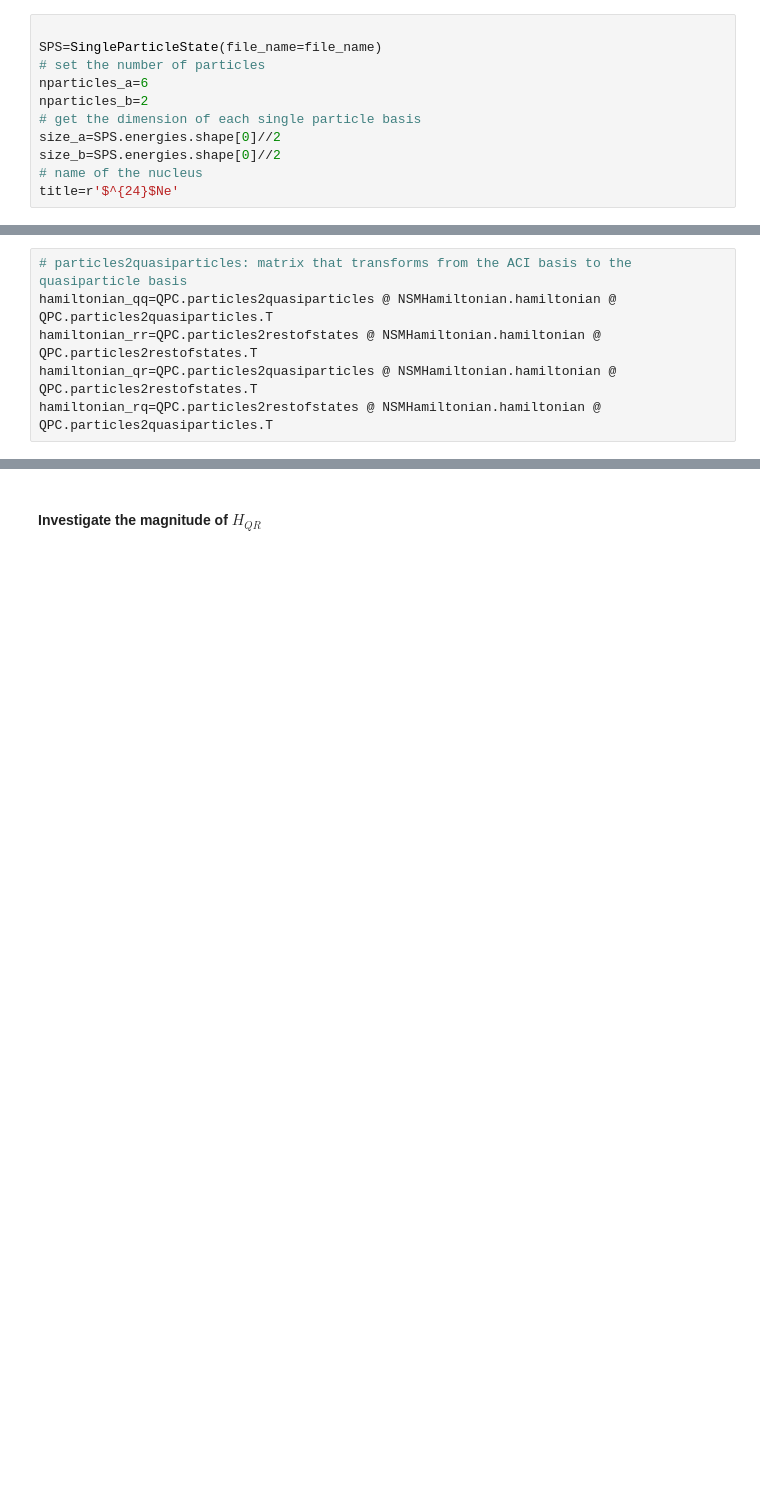
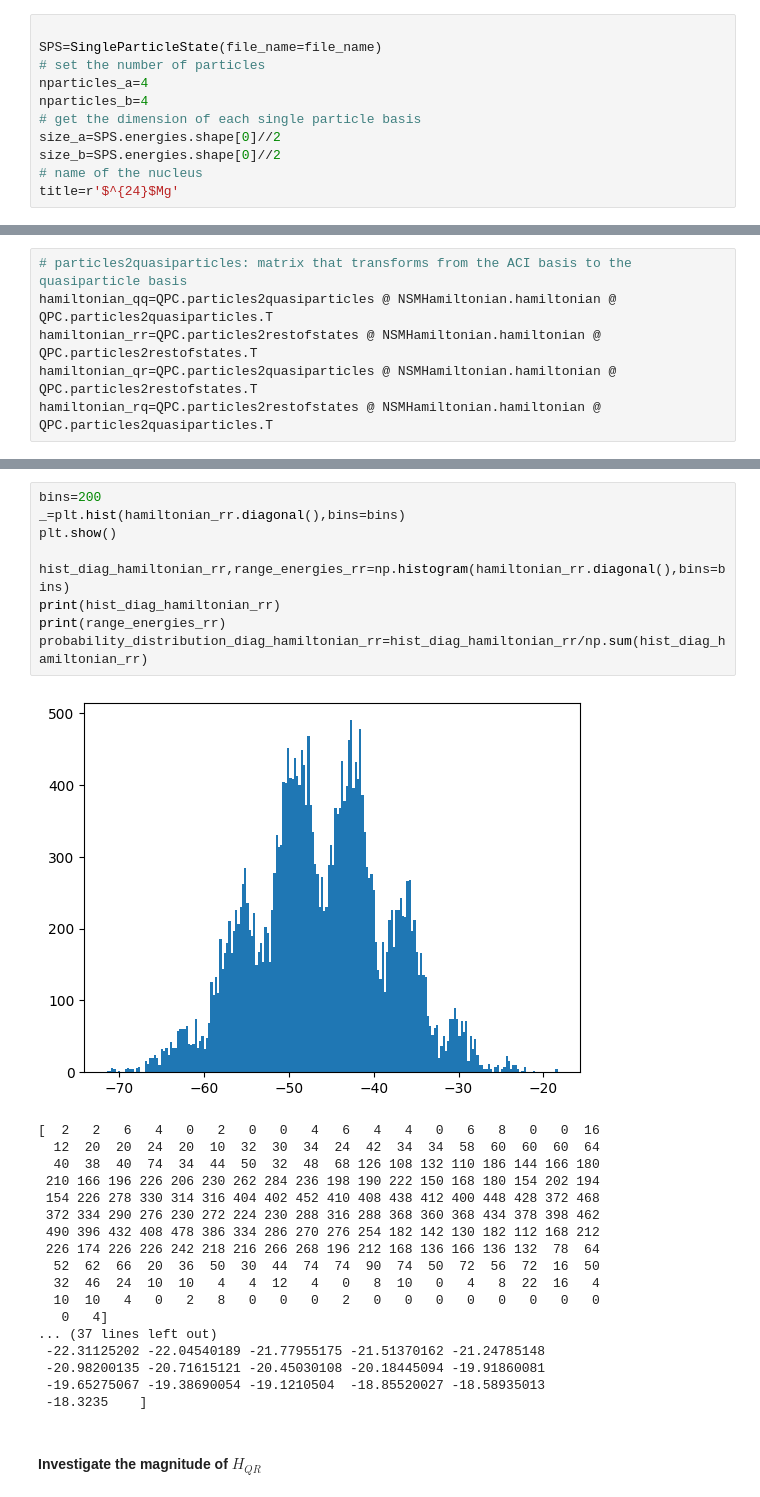
Before and after one commit to emacosta95/3rdQA4NSM, a Jupyter notebook: BrillouinWignerAnalysis.ipynb, the cells around one changed output, grey strips where cells are left out. Drawn from its saved outputs; the diff is of its cells as text; blank space fills up the shorter version.

```diff
--- a/BrillouinWignerAnalysis.ipynb
+++ b/BrillouinWignerAnalysis.ipynb
@@ -38,13 +38,13 @@ Set the specific nucleus
 
 SPS=SingleParticleState(file_name=file_name)
 # set the number of particles
-nparticles_a=6
-nparticles_b=2
+nparticles_a=4
+nparticles_b=4
 # get the dimension of each single particle basis
 size_a=SPS.energies.shape[0]//2
 size_b=SPS.energies.shape[0]//2
 # name of the nucleus
-title=r'$^{24}$Ne'
+title=r'$^{24}$Mg'
 # %% [markdown]
 Compute the NSM Hamiltonian
 # %%
@@ -95,3 +99,31 @@ hamiltonian_rq=QPC.particles2restofstates @ NSMHamiltonian.hamiltonian @ QPC.par
+# %%
+bins=200
+_=plt.hist(hamiltonian_rr.diagonal(),bins=bins)
+plt.show()
+
+hist_diag_hamiltonian_rr,range_energies_rr=np.histogram(hamiltonian_rr.diagonal(),bins=bins)
+print(hist_diag_hamiltonian_rr)
+print(range_energies_rr)
+probability_distribution_diag_hamiltonian_rr=hist_diag_hamiltonian_rr/np.sum(hist_diag_hamiltonian_rr)
+# %% [output]
+[figure, added]
+[  2   2   6   4   0   2   0   0   4   6   4   4   0   6   8   0   0  16
+  12  20  20  24  20  10  32  30  34  24  42  34  34  58  60  60  60  64
+  40  38  40  74  34  44  50  32  48  68 126 108 132 110 186 144 166 180
+ 210 166 196 226 206 230 262 284 236 198 190 222 150 168 180 154 202 194
+ 154 226 278 330 314 316 404 402 452 410 408 438 412 400 448 428 372 468
+ 372 334 290 276 230 272 224 230 288 316 288 368 360 368 434 378 398 462
+ 490 396 432 408 478 386 334 286 270 276 254 182 142 130 182 112 168 212
+ 226 174 226 226 242 218 216 266 268 196 212 168 136 166 136 132  78  64
+  52  62  66  20  36  50  30  44  74  74  90  74  50  72  56  72  16  50
+  32  46  24  10  10   4   4  12   4   0   8  10   0   4   8  22  16   4
+  10  10   4   0   2   8   0   0   0   2   0   0   0   0   0   0   0   0
+   0   4]
+... (37 lines left out)
+ -22.31125202 -22.04540189 -21.77955175 -21.51370162 -21.24785148
+ -20.98200135 -20.71615121 -20.45030108 -20.18445094 -19.91860081
+ -19.65275067 -19.38690054 -19.1210504  -18.85520027 -18.58935013
+ -18.3235    ]
 # %% [markdown]
 #### Investigate the magnitude of $H_{QR}$
 # %%
```
Also changed, not shown: parts of 26 cells of this notebook.
